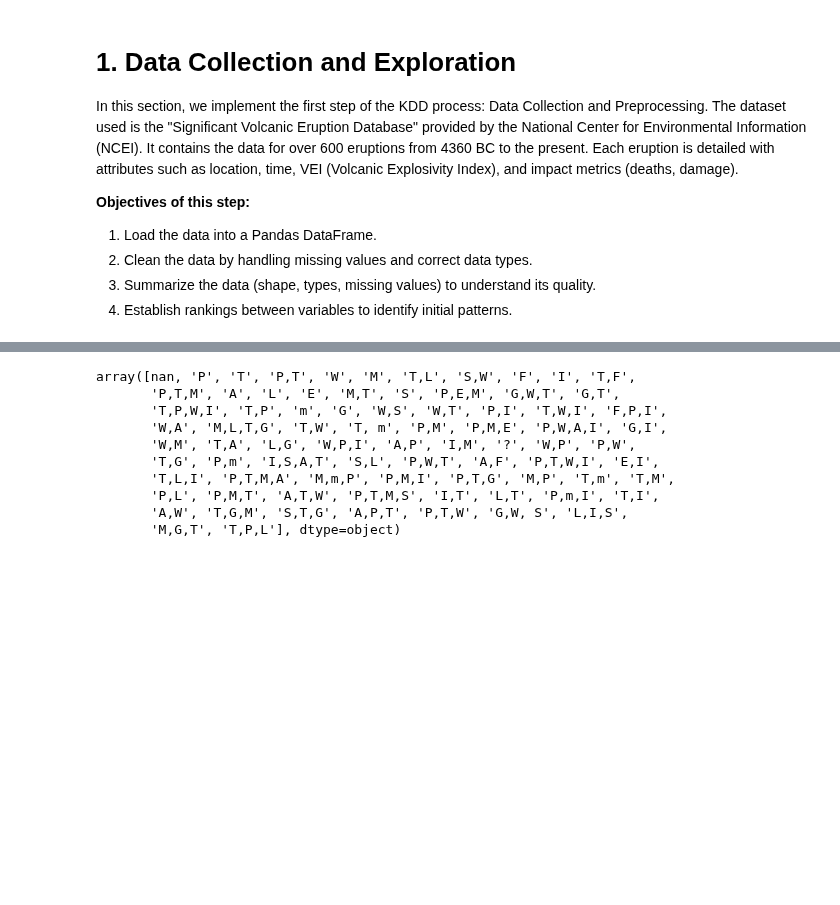
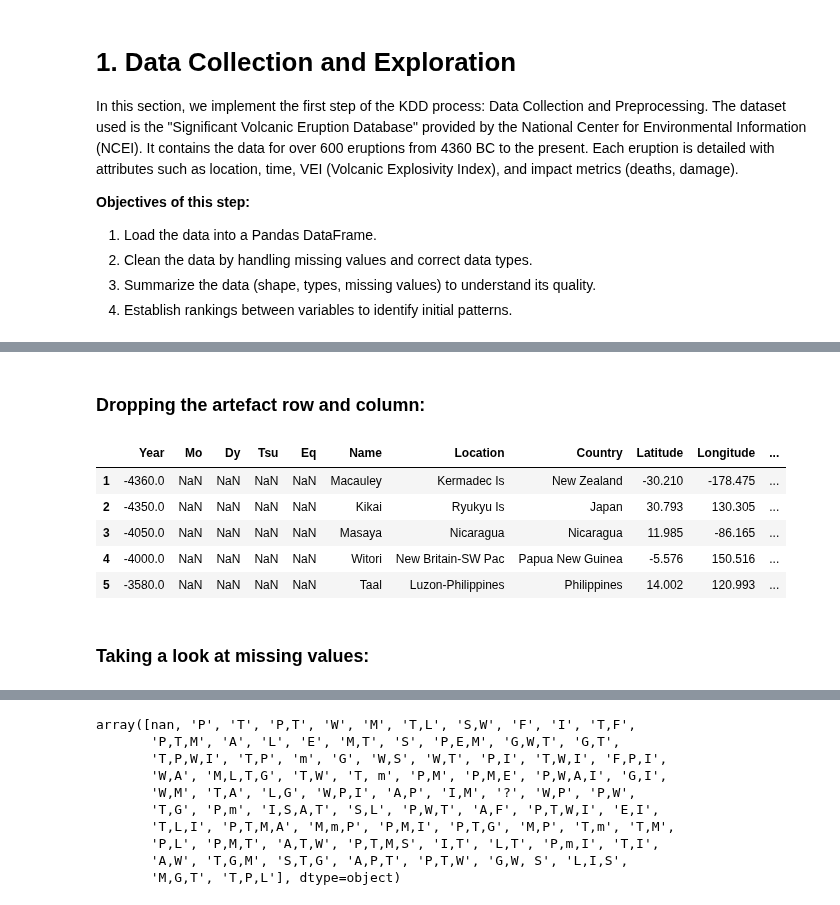
Before and after one commit to 3leopaul/KDD_Process_Volcano_Data_Analysis, a Jupyter notebook: main.ipynb, the cells around one changed output, grey strips where cells are left out. Drawn from its saved outputs; the diff is of its cells as text; code cells hidden in the pictures; blank space fills up the shorter version.

```diff
--- a/main.ipynb
+++ b/main.ipynb
@@ -37,10 +51,11 @@ pd.set_option('display.max_columns', None)
 # %%
 def load_raw_data(filepath):
     """
-    Reads the TSV file.
+    Reads the TSV file with the volcano events data and ouputs a pandas dataframe.
     Input: filepath (str)
-    Output: raw dataframe (pd.DataFrame)
+    Output: raw dataframe (pd.DataFrame) or None if file not found
     """
+    # Tries to load the data, if it succeeds it returns the dataframe, if it fails it returns None
     try:
         df = pd.read_csv(filepath, sep='\t')
         print("File loaded.")
@@ -73,0 +111,25 @@ With this first look at the data we notice a few things:
+# %% [markdown]
+### Dropping the artefact row and column:
+# %%
+def drop_first_row_and_column(df):
+    """
+    Function to drop the first row and column of the dataframe as they are artefacts of the data collection process.
+    Input: pandas dataframe
+    Output: pandas dataframe with first row and column dropped
+    """
+    df1 = df.copy()
+    df1 = df1.iloc[1:]
+    df1 = df1.iloc[:, 1:]
+    return df1
+
+df_raw_2 = drop_first_row_and_column(df_raw)
+df_raw_2.head()
+# %% [output]
+|  | Year | Mo | Dy | Tsu | Eq | Name | Location | Country | Latitude | Longitude | ... |
+| 1 | -4360.0 | NaN | NaN | NaN | NaN | Macauley | Kermadec Is | New Zealand | -30.210 | -178.475 | ... |
+| 2 | -4350.0 | NaN | NaN | NaN | NaN | Kikai | Ryukyu Is | Japan | 30.793 | 130.305 | ... |
+| 3 | -4050.0 | NaN | NaN | NaN | NaN | Masaya | Nicaragua | Nicaragua | 11.985 | -86.165 | ... |
+| 4 | -4000.0 | NaN | NaN | NaN | NaN | Witori | New Britain-SW Pac | Papua New Guinea | -5.576 | 150.516 | ... |
+| 5 | -3580.0 | NaN | NaN | NaN | NaN | Taal | Luzon-Philippines | Philippines | 14.002 | 120.993 | ... |
+# %% [markdown]
+### Taking a look at missing values:
```
Also changed, not shown: parts of 89 cells of this notebook, 2 other files.
